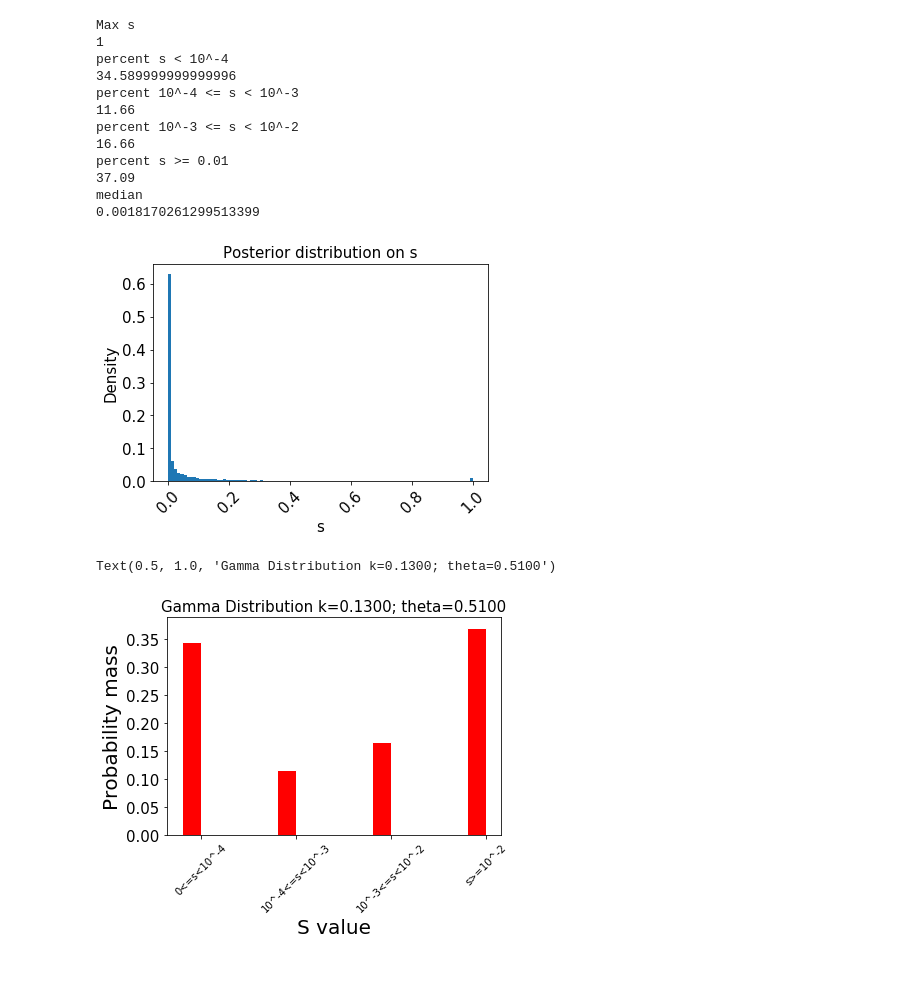
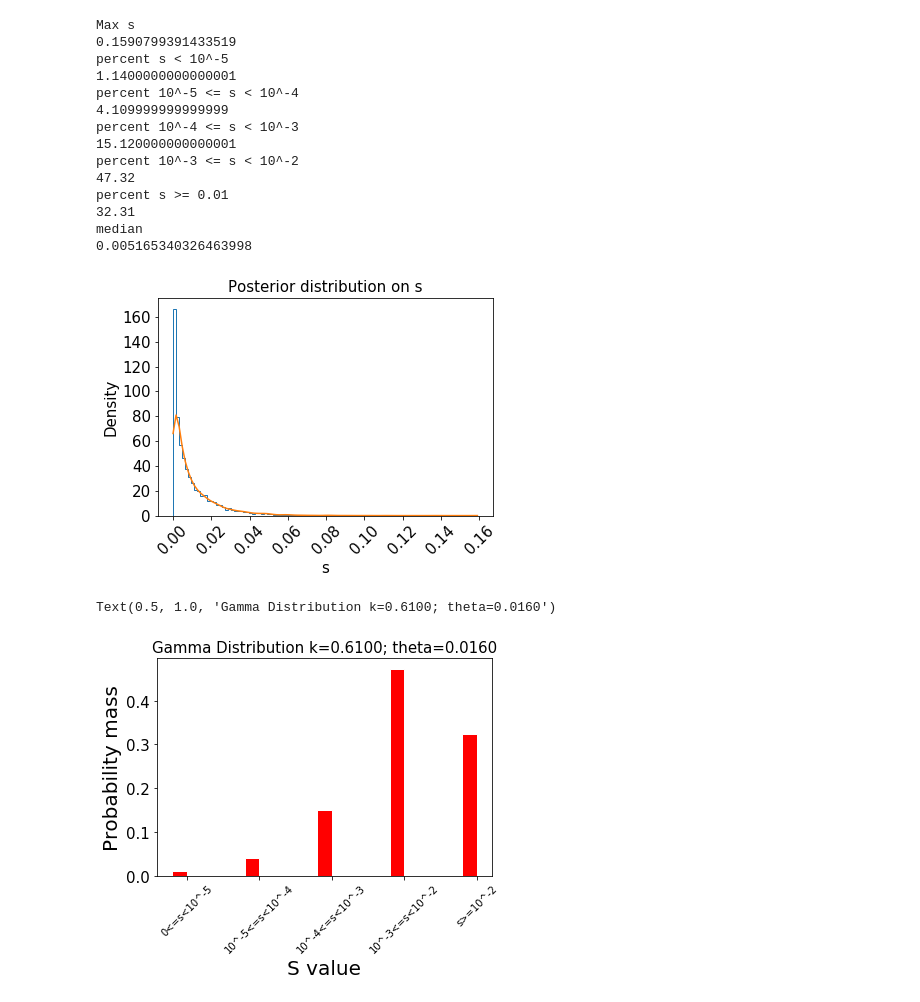
Before and after one commit to BonnieCSE/STRSelection, a Jupyter notebook: analysis/gamma_distribution.ipynb, the cells around one changed output. Saved outputs shown, nothing was run; the diff lists cells and outputs as text; code cells hidden in the pictures; blank space fills up the shorter version.

Commit message:
add joint method graphs

```diff
--- a/analysis/gamma_distribution.ipynb
+++ b/analysis/gamma_distribution.ipynb
@@ -13,83 +12,94 @@ Populating the interactive namespace from numpy and matplotlib
 # %%
-shape, scale =  0.13, 0.51
+shape, scale =  0.61, 0.016#0.004, 2.5
 beta = 1/scale
 num_sims = 10000
 s = []
 for i in range(0, num_sims):
     s_val = np.random.gamma(shape, scale)
     if s_val > 1:
+        print(s_val)
         s_val = 1
+
 
     s.append(s_val)
 
 print("Max s")
 print(max(s))
 
-svals = [0, 0, 0, 0]
+svals = [0, 0, 0, 0, 0]
 for elem in s:
-
-    if elem < 10**-4:
+    if elem < 10**-5:
         svals[0] += 1
+    elif elem < 10**-4:
+        svals[1] += 1
     elif elem < 10**-3:
-        svals[1] += 1
+        svals[2] += 1
     elif elem < 10**-2:
-        svals[2] += 1
+        svals[3] += 1
     elif elem >= 10**-2:
-        svals[3] += 1
-
-print("percent s < 10^-4")
+        svals[4] += 1
+print("percent s < 10^-5")
 print(svals[0]/num_sims*100)
+print("percent 10^-5 <= s < 10^-4")
+print(svals[1]/num_sims*100)
 print("percent 10^-4 <= s < 10^-3")
-print(svals[1]/num_sims*100)
+print(svals[2]/num_sims*100)
 print("percent 10^-3 <= s < 10^-2")
-print(svals[2]/num_sims*100)
+print(svals[3]/num_sims*100)
 print("percent s >= 0.01")
-print(svals[3]/num_sims*100)
+print(svals[4]/num_sims*100)
 print('median')
 print(np.median(s))
 
 plt.figure(1)
-plt.hist(s, bins = 100, weights=np.ones(len(s)) / len(s)) # , bins=1000 weights=np.ones(len(s)) / len(s)
+
+density = stats.gaussian_kde(s)
+n, x, _ = plt.hist(s, bins=100,
+                   histtype=u'step', density=True)
+plt.plot(x, density(x))
+#plt.hist(s, bins = 100, weights=np.ones(len(s)) / len(s)) # , bins=1000 weights=np.ones(len(s)) / len(s)
 plt.xlabel("s", size = 15)
 plt.ylabel("Density", size = 15)
 plt.title("Posterior distribution on s", size=15)
 #plt.savefig("/storage/BonnieH/selection_project/analysis/figures/gamma_distribution_k_%.4f_theta_%.4f.pdf"%(shape,scale),bbox_inches='tight')
 plt.xticks(fontsize=15, rotation=45)
 plt.yticks(fontsize=15)
 plt.show()
 
 plt.figure(2)
-x = ['0<=s<10^-4', '10^-4<=s<10^-3', '10^-3<=s<10^-2', 's>=10^-2']
+x = ['0<=s<10^-5', '10^-5<=s<10^-4', '10^-4<=s<10^-3', '10^-3<=s<10^-2', 's>=10^-2']
 y_pos = np.arange(len(x))
 
 barWidth = 0.2
 r1 = np.arange(len(x))
 total = sum(svals)
 for i in range(0, len(svals)):
     svals[i] = svals[i]/total
 plt.bar(r1, svals, color='red', width=barWidth, edgecolor='white', label='euro, eps = (obs_het + 0.0006)/3') #label='20k gens'
 plt.xticks([r + barWidth/2 for r in range(len(x))], x)
 plt.xticks(fontsize=10, rotation=45) # rotation=90
 plt.yticks(fontsize=15)
 
 plt.xlabel("S value", size=20)
 plt.ylabel("Probability mass", size=20)
 
 plt.title("Gamma Distribution k=%.4f; theta=%.4f"%(shape, scale), size=15) #: : \n ABC acceptance < 40%Trinucleotides Optimal Ru >= 9
 #plt.savefig("/storage/BonnieH/selection_project/analysis/figures/gamma_distribution_bars_k_%.4f_theta_%.4f.pdf"%(shape,scale),bbox_inches='tight')
 # %% [output]
 Max s
-1
-percent s < 10^-4
-34.589999999999996
+0.1590799391433519
+percent s < 10^-5
+1.1400000000000001
+percent 10^-5 <= s < 10^-4
+4.109999999999999
 percent 10^-4 <= s < 10^-3
-11.66
+15.120000000000001
 percent 10^-3 <= s < 10^-2
-16.66
+47.32
 percent s >= 0.01
-37.09
+32.31
 median
-0.0018170261299513399
+0.005165340326463998
-[figure, old version]
+[figure, new version]
-Text(0.5, 1.0, 'Gamma Distribution k=0.1300; theta=0.5100')
+Text(0.5, 1.0, 'Gamma Distribution k=0.6100; theta=0.0160')
-[figure, old version]
+[figure, new version]
```
Also changed, not shown: parts of 1 cell of this notebook, 4 other files.
